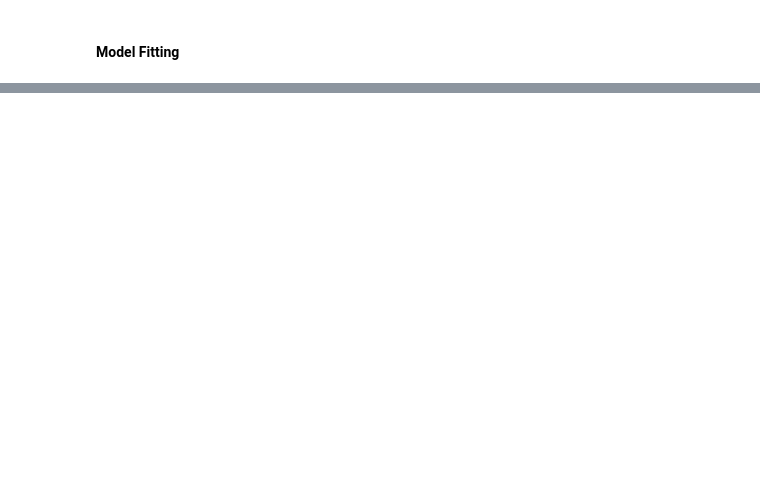
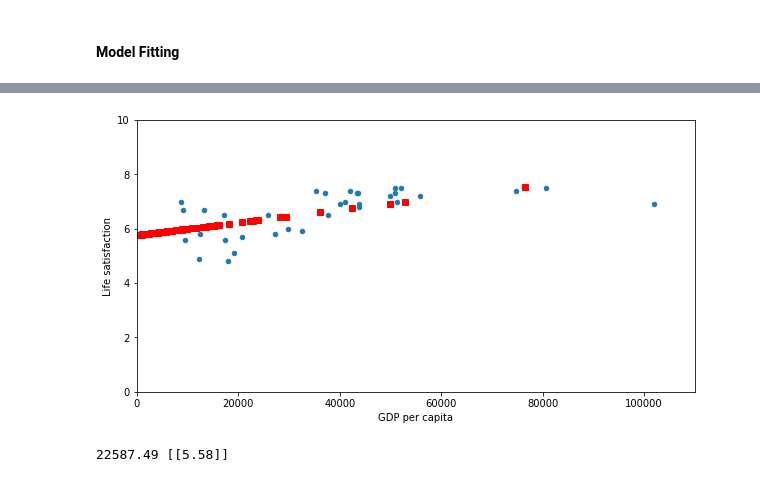
Before and after one commit to adit0503/Hands-On-Machine-Learning, a Jupyter notebook: chap1/chap1.ipynb, the cells around one changed output, grey strips where cells are left out. Saved outputs shown, nothing was run; the diff lists cells and outputs as text; code cells hidden in the pictures; blank space fills up the shorter version.

```diff
--- a/chap1/chap1.ipynb
+++ b/chap1/chap1.ipynb
@@ -61,0 +108,30 @@ print(model2.score(X,y))
+# %%
+gdp_test = gdp[~gdp.index.isin(bli.index)]
+gdp_test = gdp_test.dropna()
+# %%
+predicted_bli = {}
+for country,gdp_country in gdp_test.iterrows():
+    predicted_bli[country] = model_LR_full.predict([[gdp_country[0]]])
+# %%
+stats.plot(kind='scatter', x="GDP per capita", y='Life satisfaction', figsize=(10,5))
+plt.axis([0, 110000, 0, 10])
+
+for key,val in predicted_bli.items():
+    gdp_country = gdp_test.loc[key]
+    bli_country = val[0]
+    plt.plot(gdp_country, bli_country, "rs")
+#     plt.annotate(country, xy=(gdp_cyprus, bli_cyprus))
+plt.show()
+# %% [output]
+[figure, added]
+# %%
+X_full = np.c_[stats["GDP per capita"]]
+y_full = np.c_[stats["Life satisfaction"]]
+
+model_KNN = KNeighborsRegressor()
+model_KNN.fit(X_full,y_full)
+
+bli_cyprus_knn = model_KNN.predict([[gdp_cyprus]])
+print(gdp_cyprus, bli_cyprus_knn)
+# %% [output]
+22587.49 [[5.58]]
```
Also changed, not shown: parts of 14 cells of this notebook.
